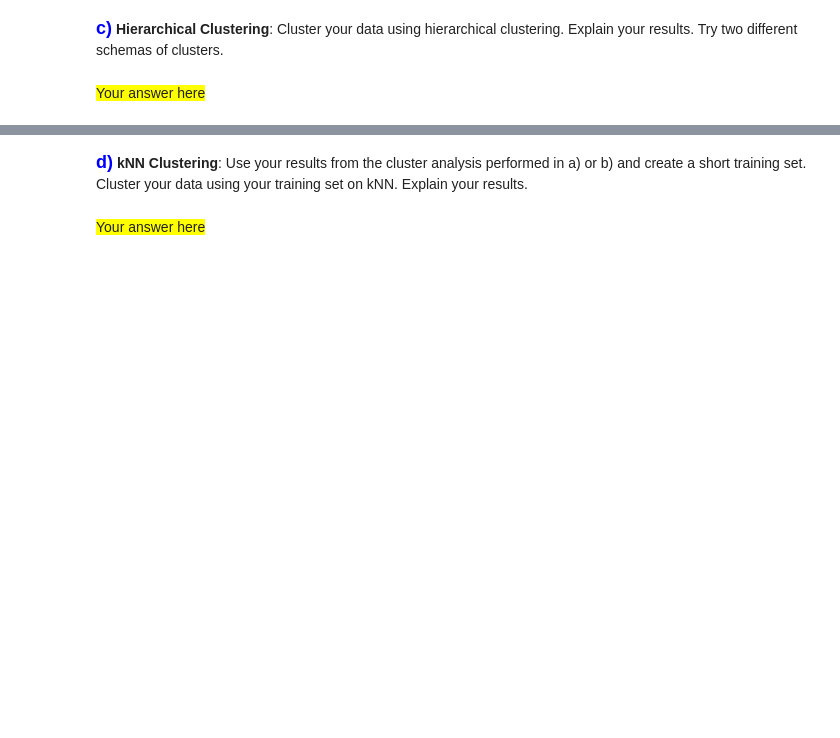
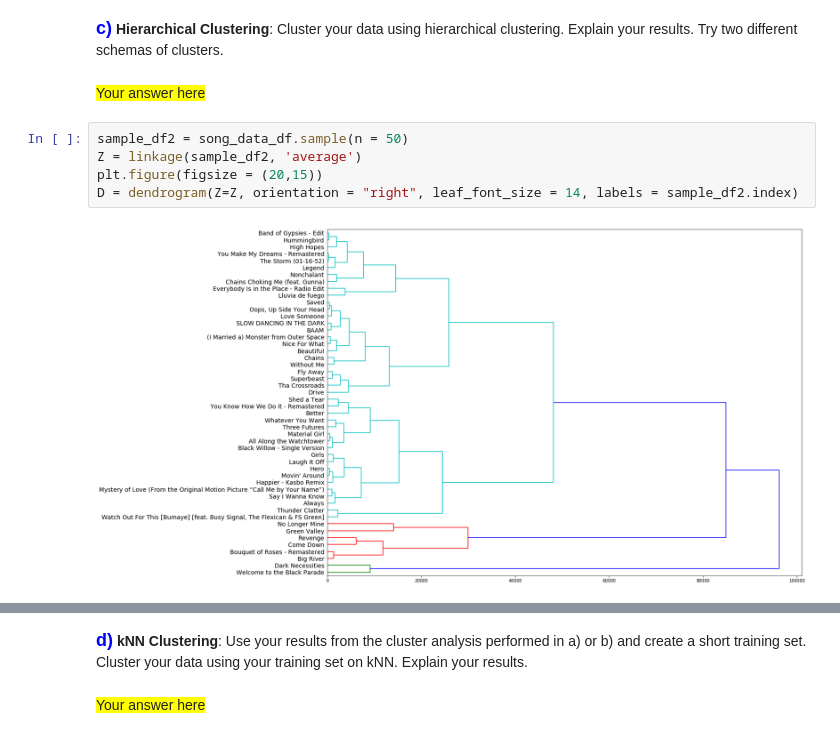
Before and after one commit to edalrami/spotify_clustering, a Jupyter notebook: Project 2.ipynb, the cells around one changed output, grey strips where cells are left out. Saved outputs shown, nothing was run; the diff lists cells and outputs as text; blank space fills up the shorter version.

Commit message:
Hierarchial clustering dendrograms included

```diff
--- a/Project 2.ipynb
+++ b/Project 2.ipynb
@@ -415,3 +412,10 @@ Text(0.5, 0, 'Audio Valence')
 <b><font color="blue" size = 4>c)</font> Hierarchical Clustering</b>: Cluster your data using hierarchical clustering. Explain your results. Try two different schemas of clusters.
 # %% [markdown]
 <span style="background-color: #FFFF00">Your answer here</span>
+# %%
+sample_df2 = song_data_df.sample(n = 50)
+Z = linkage(sample_df2, 'average')
+plt.figure(figsize = (20,15))
+D = dendrogram(Z=Z, orientation = "right", leaf_font_size = 14, labels = sample_df2.index)
+# %% [output]
+[figure, added]
```
Also changed, not shown: parts of 11 cells of this notebook, 1 other file.
